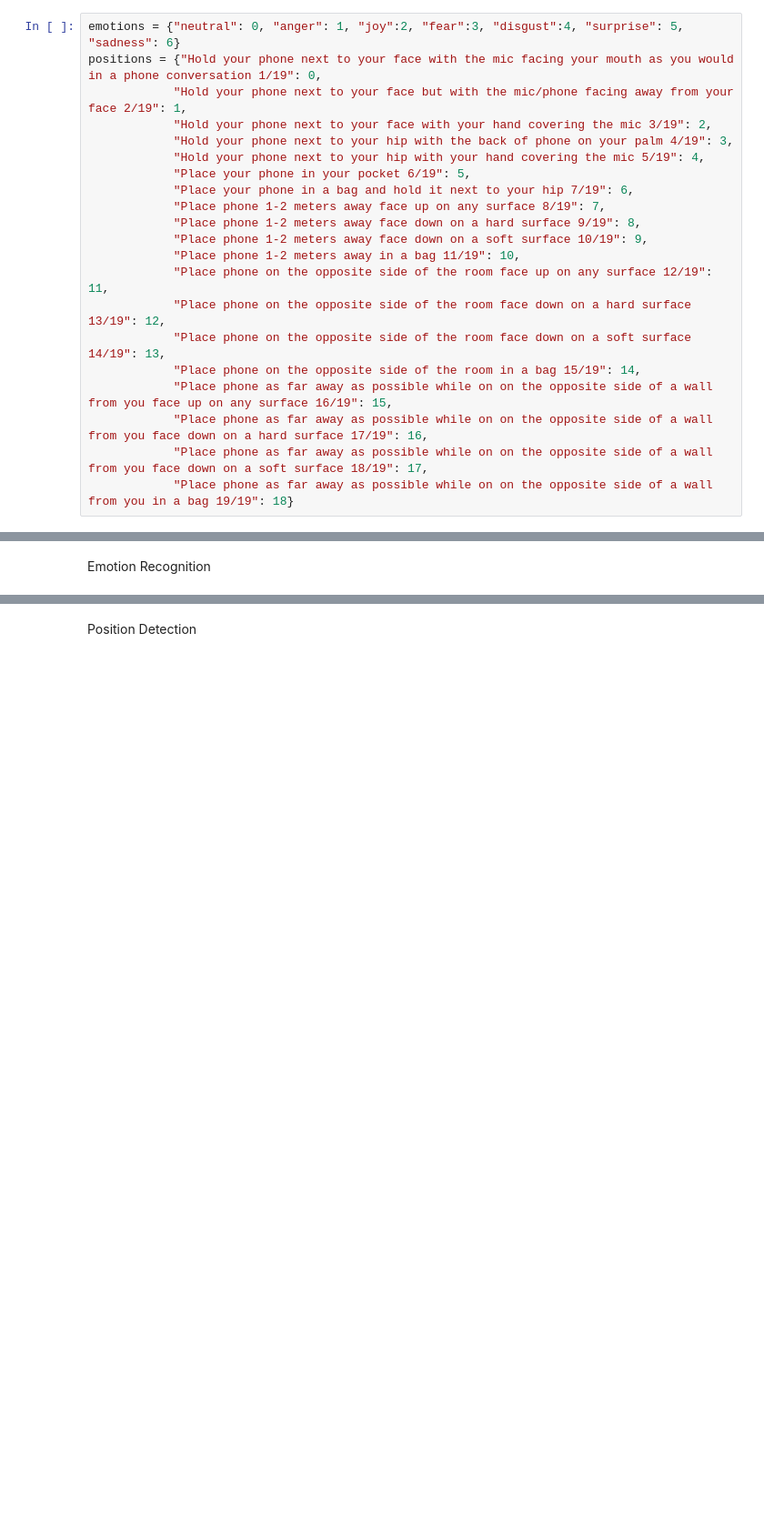
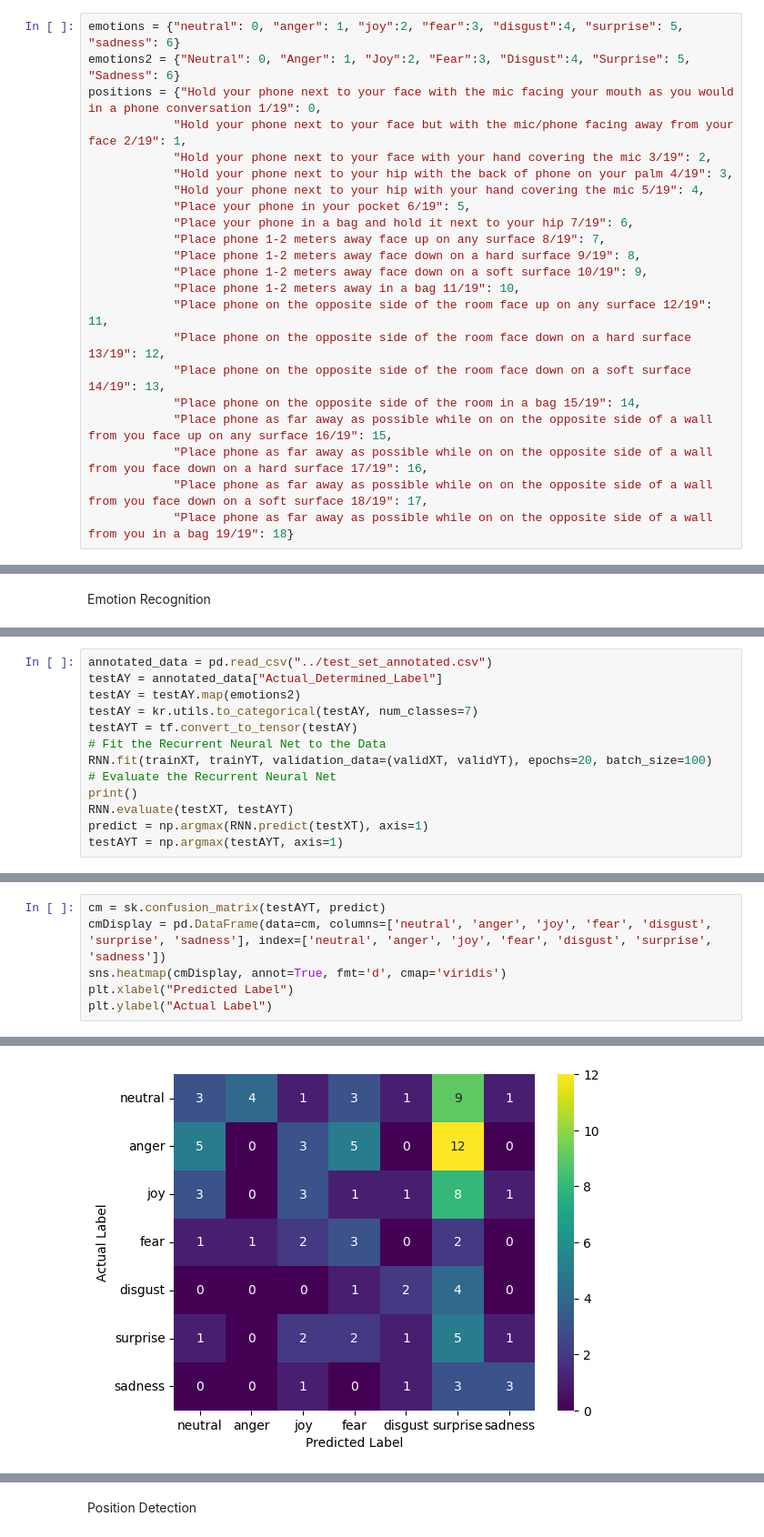
Before and after one commit to Andrew-JG-Ha/BERSt_Vocal_Emotion_Recognition, a Jupyter notebook: models/RNN.ipynb, the cells around one changed output, grey strips where cells are left out. Shown at 91% size. Drawn from its saved outputs; the diff is of its cells as text; blank space fills up the shorter version.

```diff
--- a/models/RNN.ipynb
+++ b/models/RNN.ipynb
@@ -170,6 +172,7 @@ Recurrent Neural Network
 ========================
 # %%
 emotions = {"neutral": 0, "anger": 1, "joy":2, "fear":3, "disgust":4, "surprise": 5, "sadness": 6}
+emotions2 = {"Neutral": 0, "Anger": 1, "Joy":2, "Fear":3, "Disgust":4, "Surprise": 5, "Sadness": 6}
 positions = {"Hold your phone next to your face with the mic facing your mouth as you would in a phone conversation 1/19": 0,
             "Hold your phone next to your face but with the mic/phone facing away from your face 2/19": 1,
             "Hold your phone next to your face with your hand covering the mic 3/19": 2,
@@ -298,0 +335,13 @@ Epoch 25/25
+# %%
+annotated_data = pd.read_csv("../test_set_annotated.csv")
+testAY = annotated_data["Actual_Determined_Label"]
+testAY = testAY.map(emotions2)
+testAY = kr.utils.to_categorical(testAY, num_classes=7)
+testAYT = tf.convert_to_tensor(testAY)
+# Fit the Recurrent Neural Net to the Data
+RNN.fit(trainXT, trainYT, validation_data=(validXT, validYT), epochs=20, batch_size=100)
+# Evaluate the Recurrent Neural Net
+print()
+RNN.evaluate(testXT, testAYT)
+predict = np.argmax(RNN.predict(testXT), axis=1)
+testAYT = np.argmax(testAYT, axis=1)
@@ -298,0 +366,7 @@ Epoch 25/25
+# %%
+cm = sk.confusion_matrix(testAYT, predict)
+cmDisplay = pd.DataFrame(data=cm, columns=['neutral', 'anger', 'joy', 'fear', 'disgust', 'surprise', 'sadness'], index=['neutral', 'anger', 'joy', 'fear', 'disgust', 'surprise', 'sadness'])
+sns.heatmap(cmDisplay, annot=True, fmt='d', cmap='viridis')
+plt.xlabel("Predicted Label")
+plt.ylabel("Actual Label")
+# %% [output]
@@ -298,0 +374 @@ Epoch 25/25
+[figure, added]
```
Also changed, not shown: parts of 16 cells of this notebook, 1 other file.
